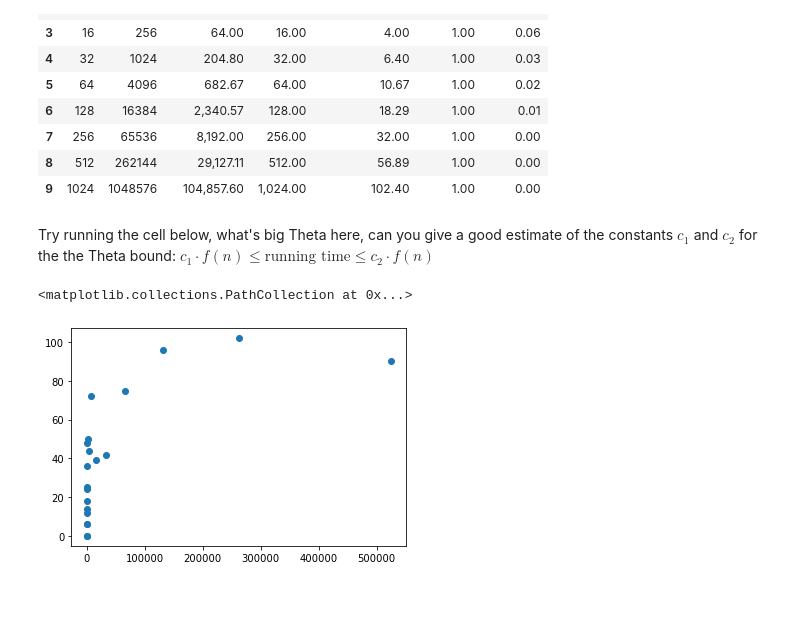
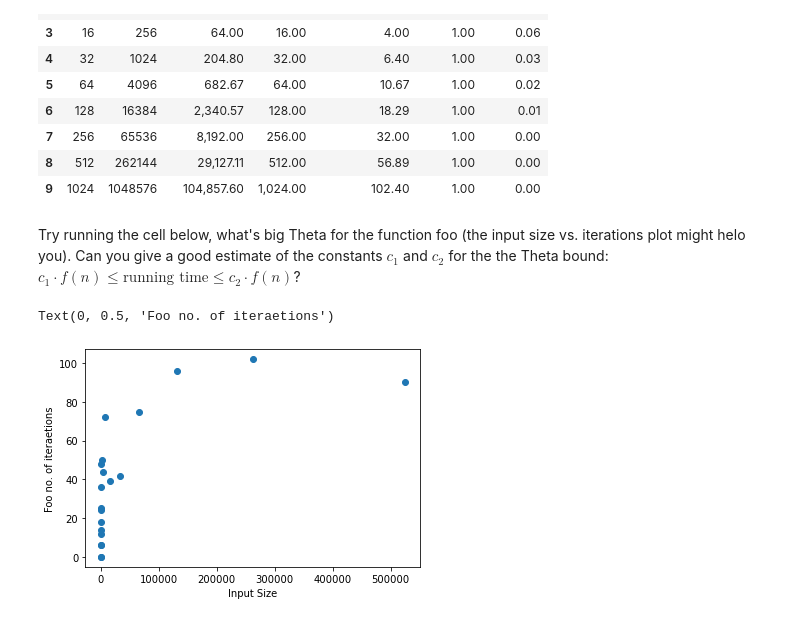
Before and after one commit to UC-Berkeley-I-School/datasci-200-Drills, a Jupyter notebook: week_06/Big Theta Drill.ipynb, the cells around one changed output. Saved outputs shown, nothing was run; the diff lists cells and outputs as text; code cells hidden in the pictures.

Commit message:
polishing Big Theta

```diff
--- a/week_06/Big Theta Drill.ipynb
+++ b/week_06/Big Theta Drill.ipynb
@@ -308,30 +308,33 @@ test_theta(TN2,10)
 | 8 | 512 | 262144 | 29,127.11 | 512.00 | 56.89 | 1.00 | 0.00 |
 | 9 | 1024 | 1048576 | 104,857.60 | 1,024.00 | 102.40 | 1.00 | 0.00 |
 # %% [markdown]
-Try running the cell below, what's big Theta here, can you give a good estimate of the constants $c_1$ and $c_2$ for the the Theta bound: $c_1 \cdot f(n) \leq \text{running time} \leq c_2 \cdot f(n)$
+Try running the cell below, what's big Theta for the function foo (the input size vs. iterations plot might helo you). Can you give a good estimate of the constants $c_1$ and $c_2$ for the the Theta bound: $c_1 \cdot f(n) \leq \text{running time} \leq c_2 \cdot f(n)$?
 # %%
 #simulating constants
 import random
 import matplotlib.pyplot as plt
-
 random.seed(3)
 
-def func(input_):
+def foo(input_):
     count = 0
     for i in range(random.randint(2,6)):
         high = len(input_) - 1
         while high//2 != 0:
             high = high//2
             count +=1
     return count
 
+#plotting function running time against input size
+#you will learn about matplotlib later in the course
 input_size = [2**i for i in range(20)]
 iterations = []
 
 for size in input_size:
-    iterations.append(func([j for j in range(size)]))
+    iterations.append(foo([j for j in range(size)]))
 
-plt.scatter(input_size,iterations)
+plt.scatter(input_size,iterations,)
+plt.xlabel("Input Size")
+plt.ylabel("Foo no. of iteraetions")
 # %% [output]
-<matplotlib.collections.PathCollection at 0x...>
+Text(0, 0.5, 'Foo no. of iteraetions')
-[figure, old version]
+[figure, new version]
```
Also changed, not shown: 1 other file.
